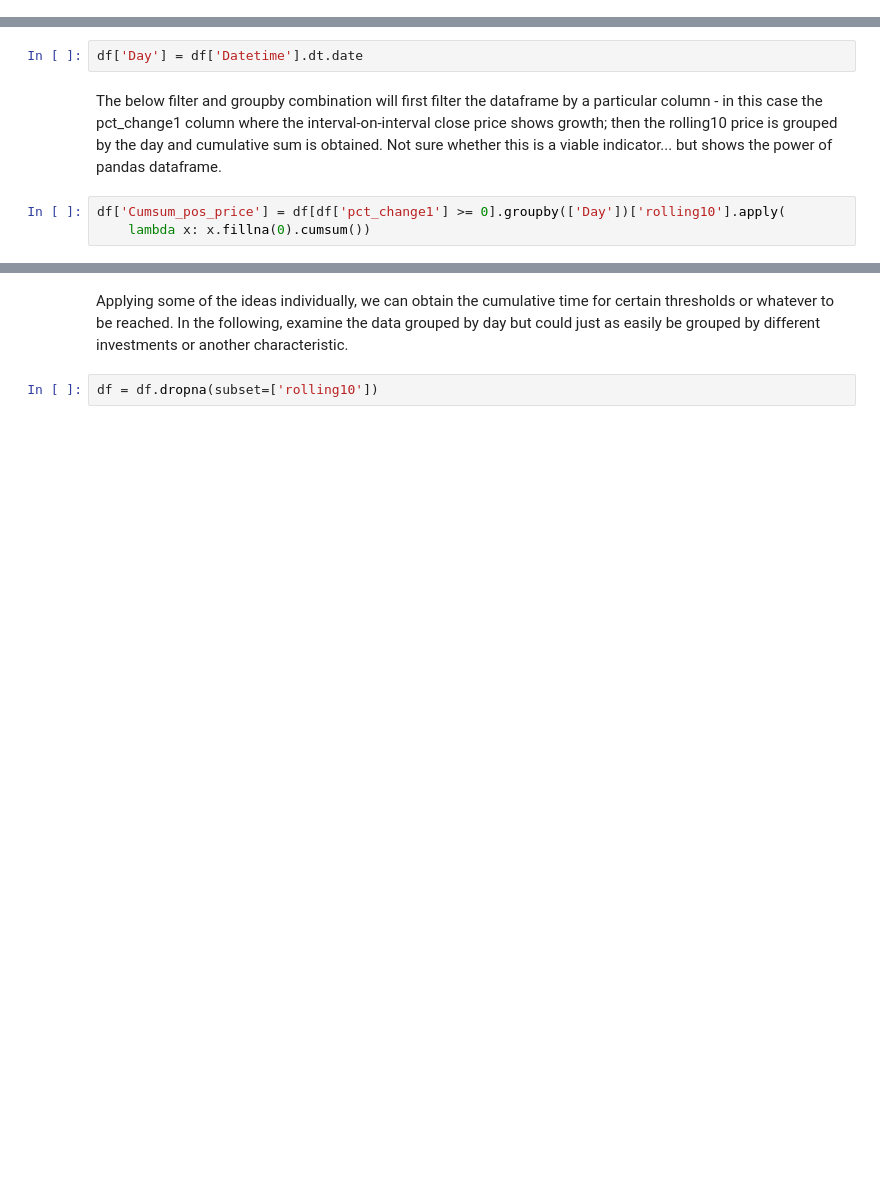
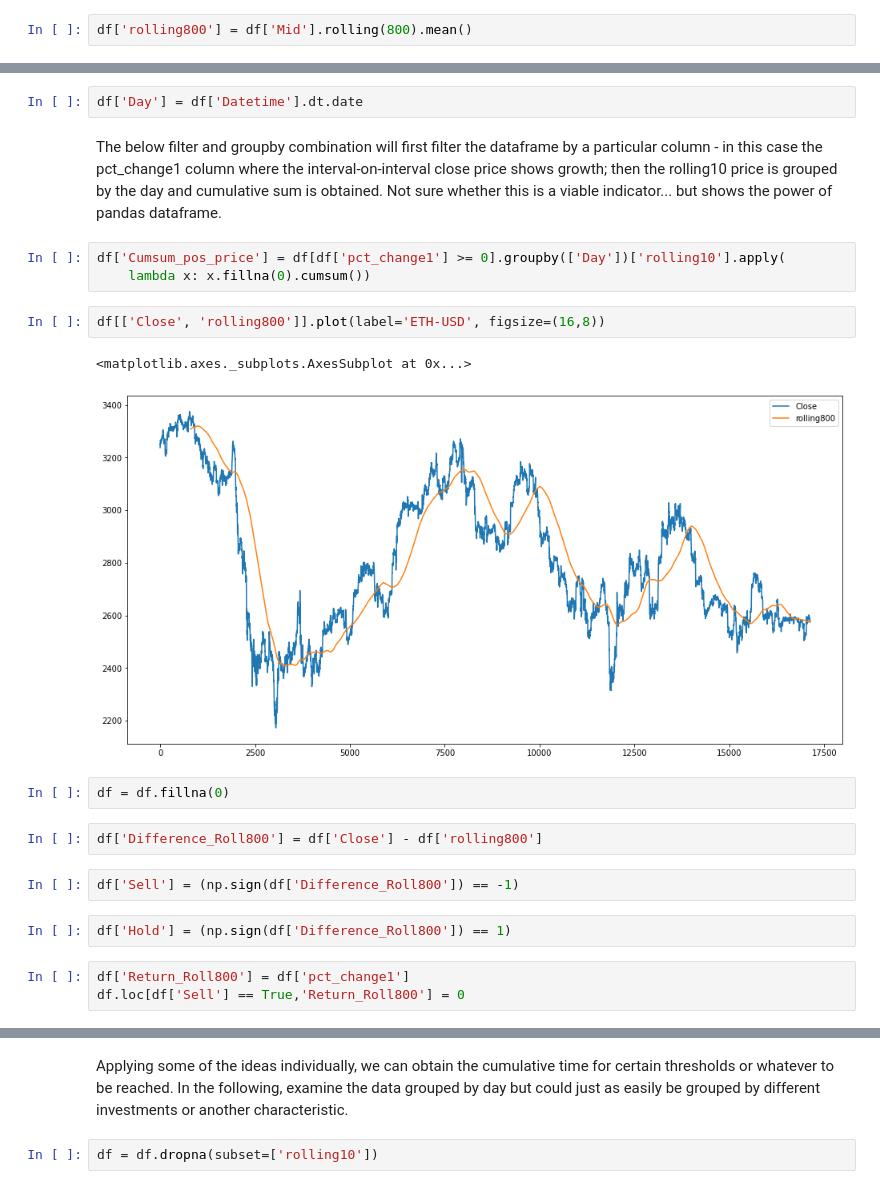
Before and after one commit to michaelmml/Financial-Data-Science, a Jupyter notebook: AlgoPredictors.ipynb, the cells around one changed output, grey strips where cells are left out. Saved outputs shown, nothing was run; the diff lists cells and outputs as text; blank space fills up the shorter version.

```diff
--- a/AlgoPredictors.ipynb
+++ b/AlgoPredictors.ipynb
@@ -123,6 +129,8 @@ Find rolling averages; use advanced dataframe manipulation tools to find local m
 df['Mid'] = (df['High'] + df['Low'])/2
 # %%
 df['rolling10'] = df['Mid'].rolling(10).mean()
+# %%
+df['rolling800'] = df['Mid'].rolling(800).mean()
 # %%
 df.info()
 # %% [output]
@@ -151,3 +160,19 @@ The below filter and groupby combination will first filter the dataframe by a pa
 # %%
 df['Cumsum_pos_price'] = df[df['pct_change1'] >= 0].groupby(['Day'])['rolling10'].apply(
     lambda x: x.fillna(0).cumsum())
+# %%
+df[['Close', 'rolling800']].plot(label='ETH-USD', figsize=(16,8))
+# %% [output]
+<matplotlib.axes._subplots.AxesSubplot at 0x...>
+[figure, added]
+# %%
+df = df.fillna(0)
+# %%
+df['Difference_Roll800'] = df['Close'] - df['rolling800']
+# %%
+df['Sell'] = (np.sign(df['Difference_Roll800']) == -1)
+# %%
+df['Hold'] = (np.sign(df['Difference_Roll800']) == 1)
+# %%
+df['Return_Roll800'] = df['pct_change1']
+df.loc[df['Sell'] == True,'Return_Roll800'] = 0
```
Also changed, not shown: parts of 10 cells of this notebook.
